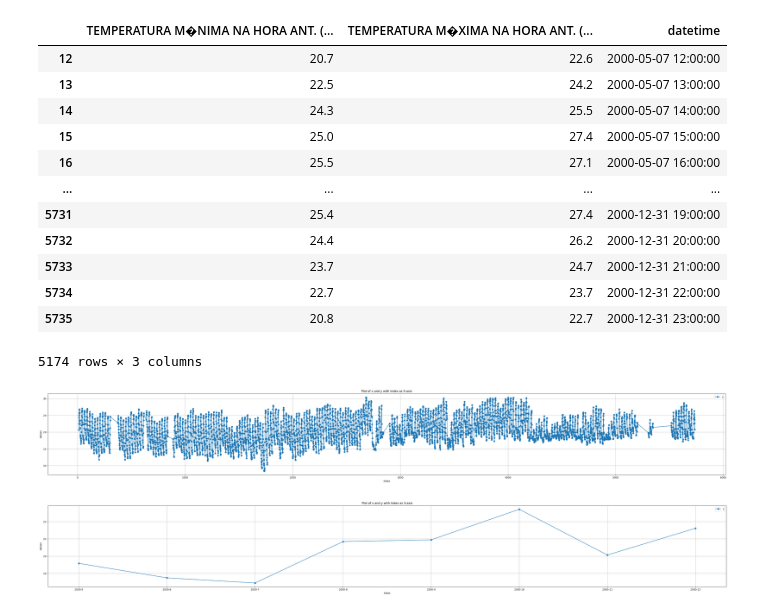
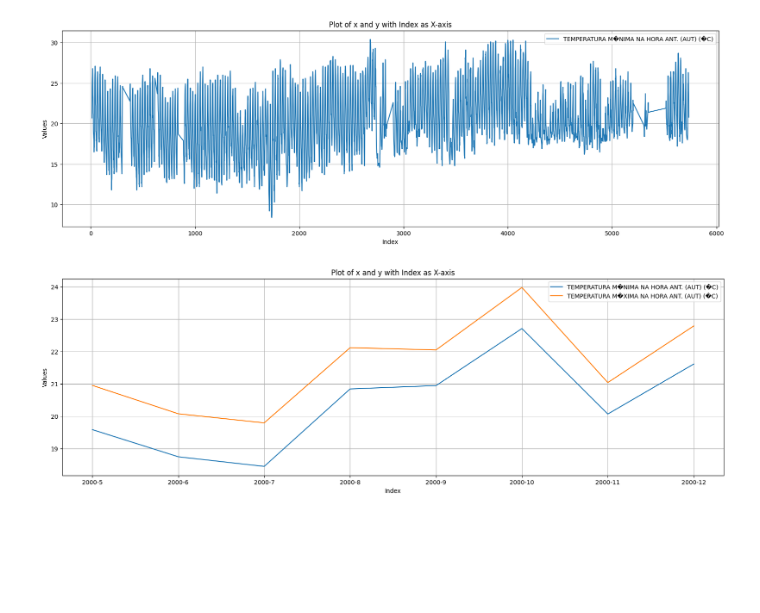
Before and after one commit to lcstei/fourrier-analysis-of-weather-data, a Jupyter notebook: main.ipynb, the cells around one changed output. Cells and saved outputs as stored; diff of their text form; code cells hidden in the pictures; blank space fills up the shorter version.

```diff
--- a/main.ipynb
+++ b/main.ipynb
@@ -11,27 +11,14 @@ df['datetime'] = pd.to_datetime(df['DATA (YYYY-MM-DD)'] + ' ' + df['HORA (UTC)']
 df.drop(columns=["DATA (YYYY-MM-DD)","HORA (UTC)"], inplace=True)
 df.replace(-9999, np.nan, inplace=True)
 df = df.dropna()
-display(df)
+# display(df)
-# %% [output]
-|  | TEMPERATURA M�NIMA NA HORA ANT. (... | TEMPERATURA M�XIMA NA HORA ANT. (... | datetime |
-| 12 | 20.7 | 22.6 | 2000-05-07 12:00:00 |
-| 13 | 22.5 | 24.2 | 2000-05-07 13:00:00 |
-| 14 | 24.3 | 25.5 | 2000-05-07 14:00:00 |
-| 15 | 25.0 | 27.4 | 2000-05-07 15:00:00 |
-| 16 | 25.5 | 27.1 | 2000-05-07 16:00:00 |
-| ... | ... | ... | ... |
-| 5731 | 25.4 | 27.4 | 2000-12-31 19:00:00 |
-| 5732 | 24.4 | 26.2 | 2000-12-31 20:00:00 |
-| 5733 | 23.7 | 24.7 | 2000-12-31 21:00:00 |
-| 5734 | 22.7 | 23.7 | 2000-12-31 22:00:00 |
-| 5735 | 20.8 | 22.7 | 2000-12-31 23:00:00 |
-5174 rows × 3 columns
 # %%
-def plot(df: object, col_name: str) -> None:
-    plt.figure(figsize=(50, 6))
+def plot(df: object, Colls: list) -> None:
+    plt.figure(figsize=(20, 6))
 
     # Plot the 'x' column
-    plt.plot(df.index, df[col_name], marker='o', linestyle='-', label='x')
+    for i in Colls:
+        plt.plot(df.index, df[i], linestyle='-', label=i)
 
     # Plot the 'y' column
     # plt.plot(df.index, df["TEMPERATURA M�XIMA NA HORA ANT. (AUT) (�C)"], marker='s', linestyle='-', label='y')
@@ -48,9 +35,9 @@ def plot(df: object, col_name: str) -> None:
     plt.grid(True)
     plt.show()
 # %%
-plot(df, "TEMPERATURA M�NIMA NA HORA ANT. (AUT) (�C)")
+plot(df, ["TEMPERATURA M�NIMA NA HORA ANT. (AUT) (�C)"])
 # %% [output]
-[figure, old version]
+[figure, new version]
 # %%
 def plot_DFT(df: df, Colls: list) -> None:
     dft = np.fft.fft(df[Colls])
@@ -78,6 +65,6 @@ monthly_avg = monthly_avg.drop(columns=['year', 'month'])
 # Set the year_month column as the index
 monthly_avg.set_index('year_month', inplace=True)
 # %%
-plot(monthly_avg, 'TEMPERATURA M�NIMA NA HORA ANT. (AUT) (�C)')
+plot(monthly_avg, ['TEMPERATURA M�NIMA NA HORA ANT. (AUT) (�C)', 'TEMPERATURA M�XIMA NA HORA ANT. (AUT) (�C)'])
 # %% [output]
-[figure, old version]
+[figure, new version]
```
